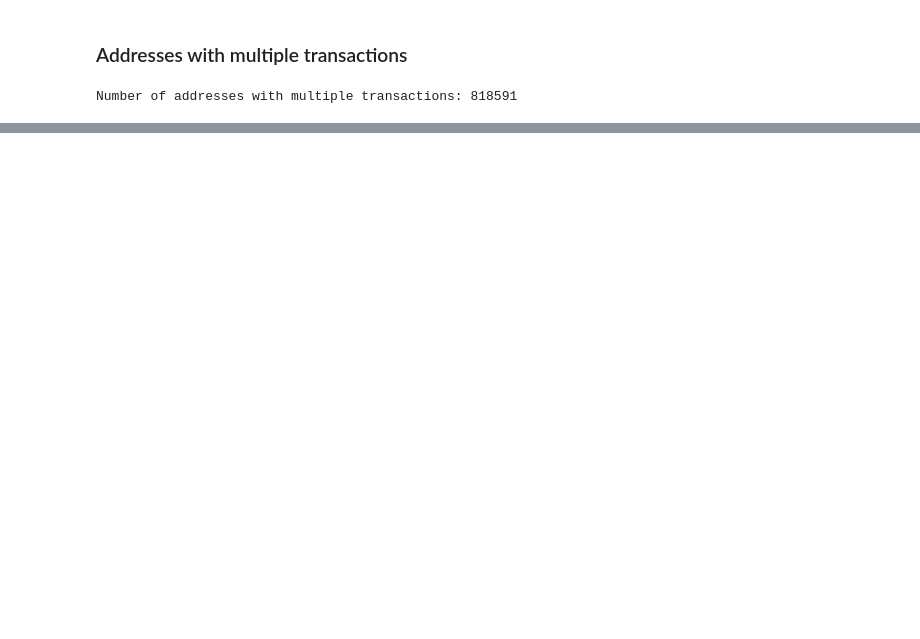
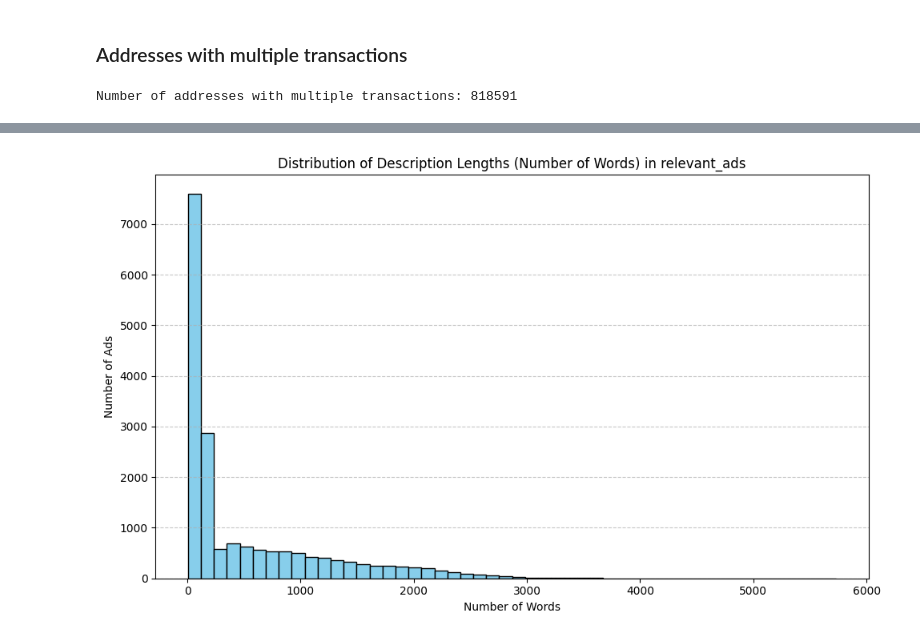
Before and after one commit to kfkhaug/tio4550-housing-energy, a Jupyter notebook: notebooks/data_setup.ipynb, the cells around one changed output, grey strips where cells are left out. Saved outputs shown, nothing was run; the diff lists cells and outputs as text; code cells hidden in the pictures; blank space fills up the shorter version.

```diff
--- a/notebooks/data_setup.ipynb
+++ b/notebooks/data_setup.ipynb
@@ -193,0 +267,15 @@ Number of address_ids with more than one occurrence and different heating_score
+# %%
+# Calculate the number of words in each description
+desc_word_counts = relevant_ads['description'].dropna().apply(lambda x: len(str(x).split()))
+
+# Plot a histogram of the word counts
+plt.figure(figsize=(10, 6))
+plt.hist(desc_word_counts, bins=50, color='skyblue', edgecolor='black')
+plt.title('Distribution of Description Lengths (Number of Words) in relevant_ads')
+plt.xlabel('Number of Words')
+plt.ylabel('Number of Ads')
+plt.grid(axis='y', linestyle='--', alpha=0.7)
+plt.tight_layout()
+plt.show()
+# %% [output]
+[figure, added]
```
Also changed, not shown: parts of 49 cells of this notebook, 2 other files.
